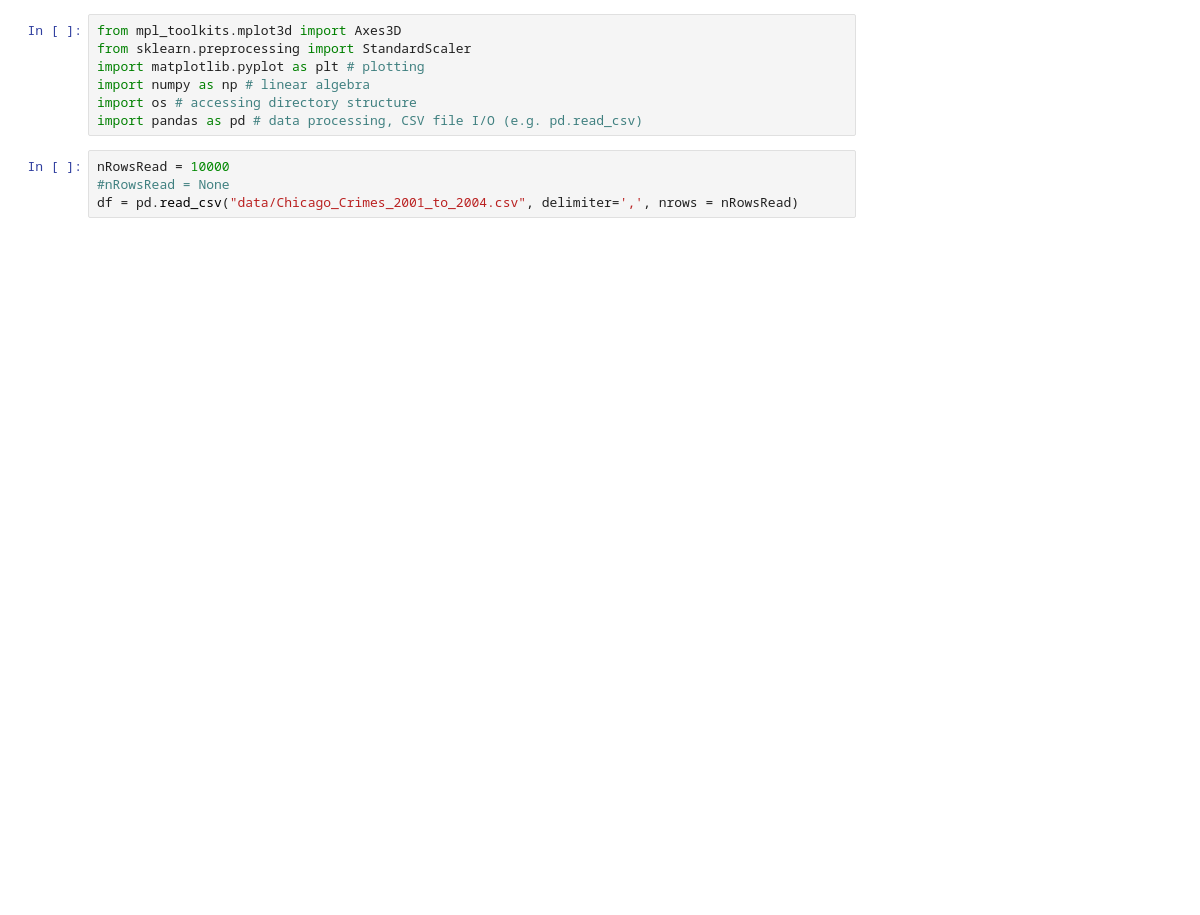
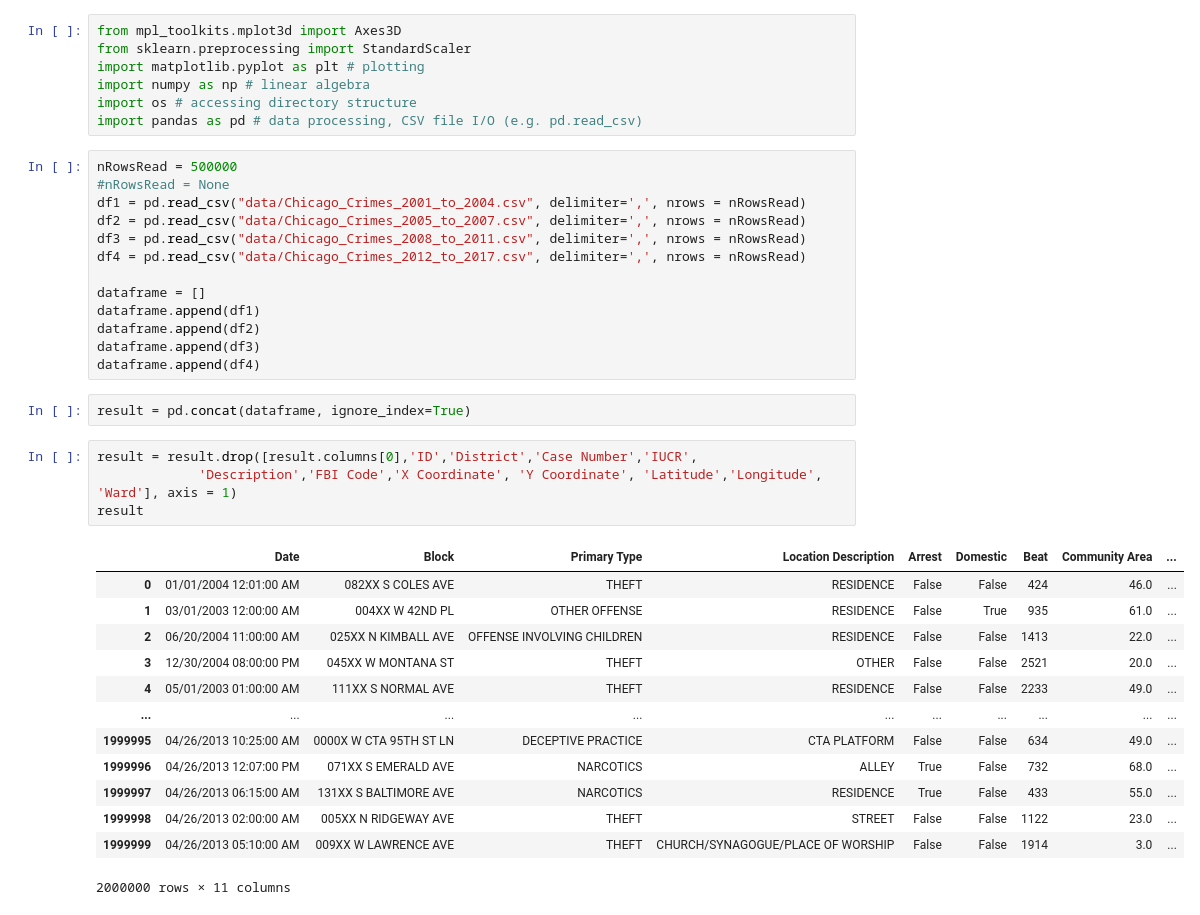
Before and after one commit to Mintra99/chicago-crime-hadoop, a Jupyter notebook: test.ipynb, the cells around one changed output. Drawn from its saved outputs; the diff is of its cells as text; blank space fills up the shorter version.

```diff
--- a/test.ipynb
+++ b/test.ipynb
@@ -5,7 +5,36 @@ import matplotlib.pyplot as plt # plotting
 import numpy as np # linear algebra
 import os # accessing directory structure
 import pandas as pd # data processing, CSV file I/O (e.g. pd.read_csv)
-# %%
-nRowsRead = 10000
-#nRowsRead = None
-df = pd.read_csv("data/Chicago_Crimes_2001_to_2004.csv", delimiter=',', nrows = nRowsRead)
+# %%
+nRowsRead = 500000
+#nRowsRead = None
+df1 = pd.read_csv("data/Chicago_Crimes_2001_to_2004.csv", delimiter=',', nrows = nRowsRead)
+df2 = pd.read_csv("data/Chicago_Crimes_2005_to_2007.csv", delimiter=',', nrows = nRowsRead)
+df3 = pd.read_csv("data/Chicago_Crimes_2008_to_2011.csv", delimiter=',', nrows = nRowsRead)
+df4 = pd.read_csv("data/Chicago_Crimes_2012_to_2017.csv", delimiter=',', nrows = nRowsRead)
+
+dataframe = []
+dataframe.append(df1)
+dataframe.append(df2)
+dataframe.append(df3)
+dataframe.append(df4)
+# %%
+result = pd.concat(dataframe, ignore_index=True)
+# %%
+result = result.drop([result.columns[0],'ID','District','Case Number','IUCR',
+             'Description','FBI Code','X Coordinate', 'Y Coordinate', 'Latitude','Longitude', 'Ward'], axis = 1)
+result
+# %% [output]
+|  | Date | Block | Primary Type | Location Description | Arrest | Domestic | Beat | Community Area | ... |
+| 0 | 01/01/2004 12:01:00 AM | 082XX S COLES AVE | THEFT | RESIDENCE | False | False | 424 | 46.0 | ... |
+| 1 | 03/01/2003 12:00:00 AM | 004XX W 42ND PL | OTHER OFFENSE | RESIDENCE | False | True | 935 | 61.0 | ... |
+| 2 | 06/20/2004 11:00:00 AM | 025XX N KIMBALL AVE | OFFENSE INVOLVING CHILDREN | RESIDENCE | False | False | 1413 | 22.0 | ... |
+| 3 | 12/30/2004 08:00:00 PM | 045XX W MONTANA ST | THEFT | OTHER | False | False | 2521 | 20.0 | ... |
+| 4 | 05/01/2003 01:00:00 AM | 111XX S NORMAL AVE | THEFT | RESIDENCE | False | False | 2233 | 49.0 | ... |
+| ... | ... | ... | ... | ... | ... | ... | ... | ... | ... |
+| 1999995 | 04/26/2013 10:25:00 AM | 0000X W CTA 95TH ST LN | DECEPTIVE PRACTICE | CTA PLATFORM | False | False | 634 | 49.0 | ... |
+| 1999996 | 04/26/2013 12:07:00 PM | 071XX S EMERALD AVE | NARCOTICS | ALLEY | True | False | 732 | 68.0 | ... |
+| 1999997 | 04/26/2013 06:15:00 AM | 131XX S BALTIMORE AVE | NARCOTICS | RESIDENCE | True | False | 433 | 55.0 | ... |
+| 1999998 | 04/26/2013 02:00:00 AM | 005XX N RIDGEWAY AVE | THEFT | STREET | False | False | 1122 | 23.0 | ... |
+| 1999999 | 04/26/2013 05:10:00 AM | 009XX W LAWRENCE AVE | THEFT | CHURCH/SYNAGOGUE/PLACE OF WORSHIP | False | False | 1914 | 3.0 | ... |
+2000000 rows × 11 columns
```
Also changed, not shown: parts of 21 cells of this notebook, 4 other files.
